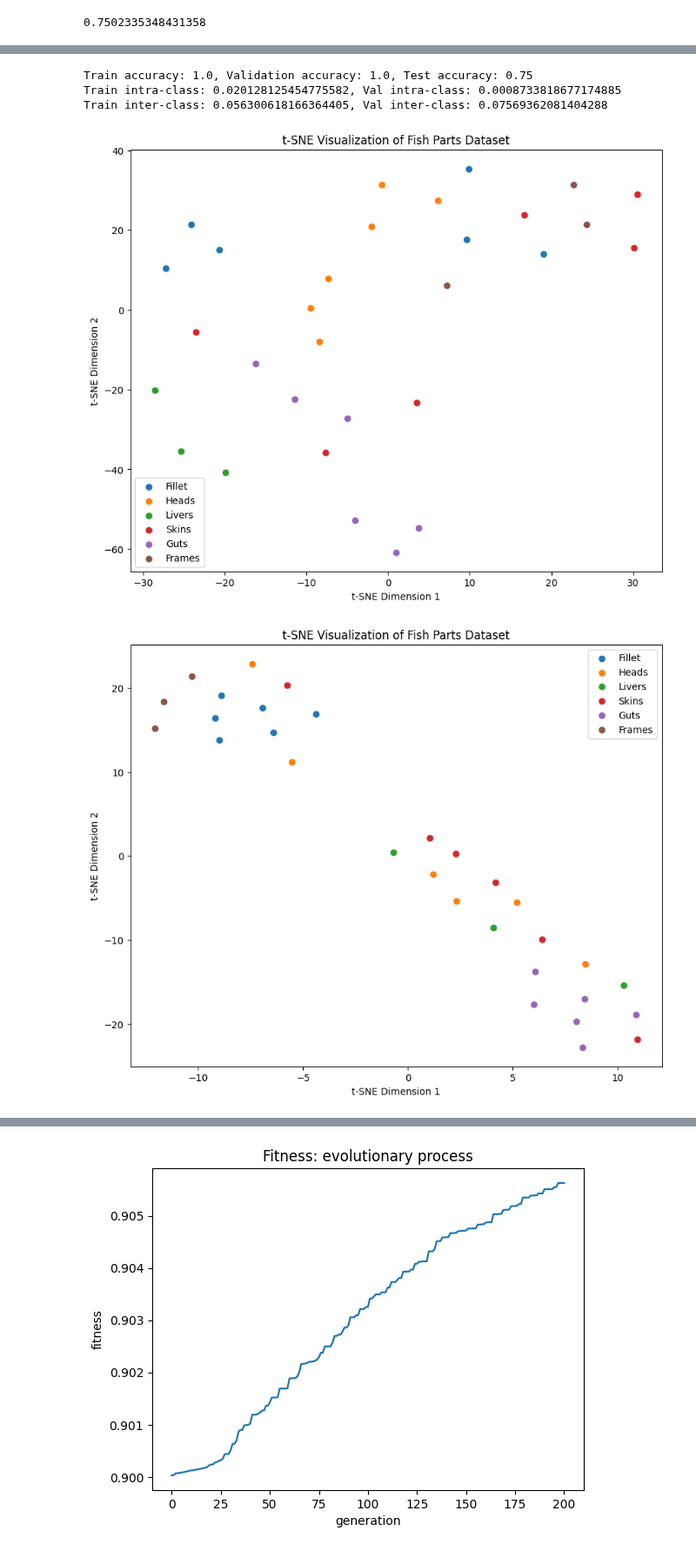
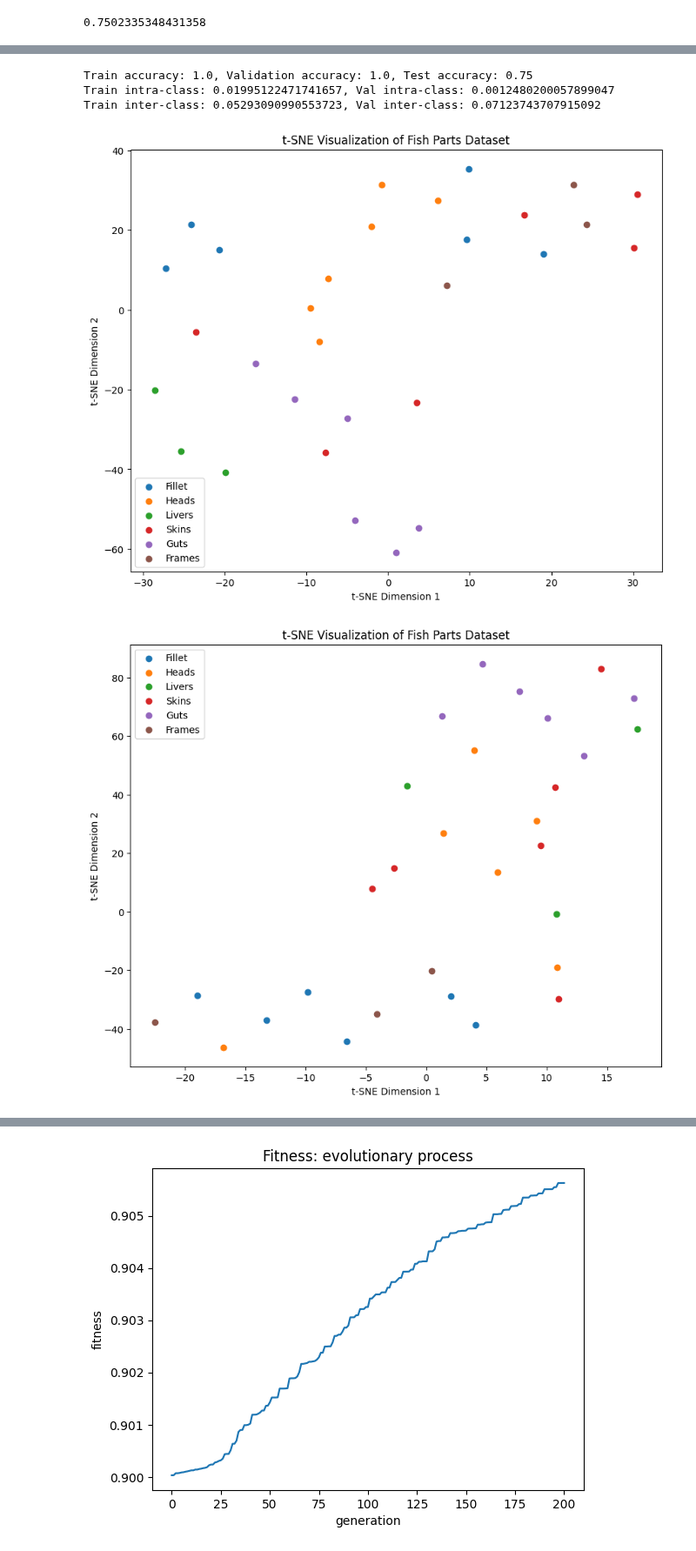
Before and after one commit to woodRock/fishy-business, a Jupyter notebook: code/identification/part/R01_S02_Identification_Part_Wrapper_Based_Multi_Tree_GP.ipynb, the cells around one changed output, grey strips where cells are left out. Shown at 87% size. Cells and saved outputs as stored; diff of their text form; code cells hidden in the pictures.

```diff
--- a/code/identification/part/R01_S02_Identification_Part_Wrapper_Based_Multi_Tree_GP.ipynb
+++ b/code/identification/part/R01_S02_Identification_Part_Wrapper_Based_Multi_Tree_GP.ipynb
@@ -773,38 +791,38 @@ from sklearn.manifold import TSNE
 # # Load sample dataset (you can replace this with your own dataset)
 # iris = datasets.load_iris()
 # X = iris.data
 # y = iris.target
 
 # Perform t-SNE dimensionality reduction
 perplexity = 10
-features = toolbox.compile(expr=hof[35], pset=pset)
+features = toolbox.compile(expr=hof[0], pset=pset)
 
-evaluate_classification(hof.items[35], verbose=True)
+evaluate_classification(hof.items[0], verbose=True)
 
 for X_set in [X, features]:
     tsne = TSNE(n_components=2, perplexity=perplexity, random_state=42)
     X_tsne = tsne.fit_transform(X_set)
 
     # Plot the data
     plt.figure(figsize=(10, 8))
 
     labels = ['Fillet','Heads','Livers','Skins','Guts','Frames']
 
     # Plot points belonging to different classes with different colors
     for idx, label in enumerate(np.unique(y)):
         plt.scatter(X_tsne[y == label, 0], X_tsne[y == label, 1], label=labels[idx])
 
     plt.title('t-SNE Visualization of Fish Parts Dataset')
     plt.xlabel('t-SNE Dimension 1')
     plt.ylabel('t-SNE Dimension 2')
     plt.legend()
     plt.show()
 # %% [output]
 Train accuracy: 1.0, Validation accuracy: 1.0, Test accuracy: 0.75
-Train intra-class: 0.020128125454775582, Val intra-class: 0.0008733818677174885
-Train inter-class: 0.056300618166364405, Val inter-class: 0.07569362081404288
+Train intra-class: 0.01995122471741657, Val intra-class: 0.0012480200057899047
+Train inter-class: 0.05293090990553723, Val inter-class: 0.07123743707915092
 [figure]
-[figure, old version]
+[figure, new version]
 # %%
 import numpy as np
 import matplotlib.pyplot as plt
```
Also changed, not shown: parts of 7 cells of this notebook.
